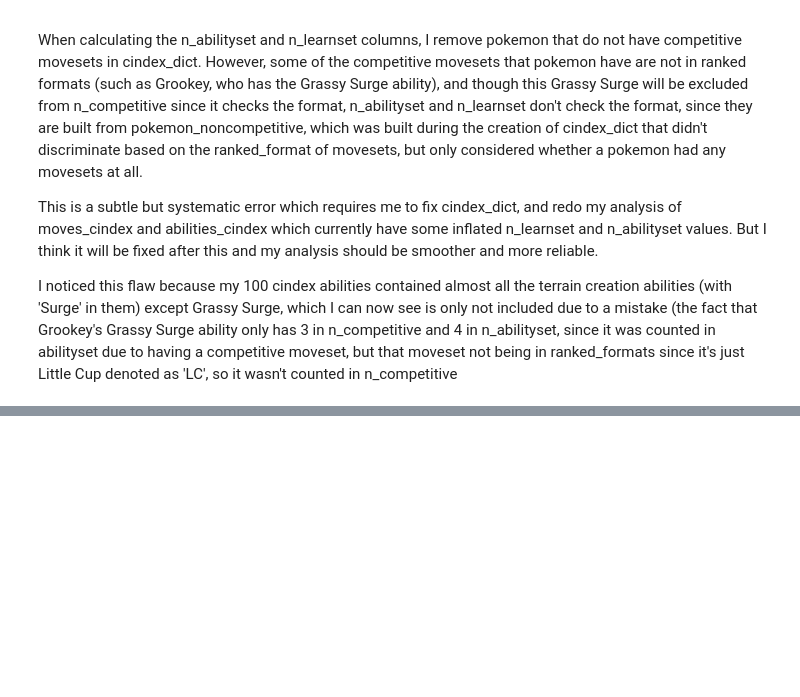
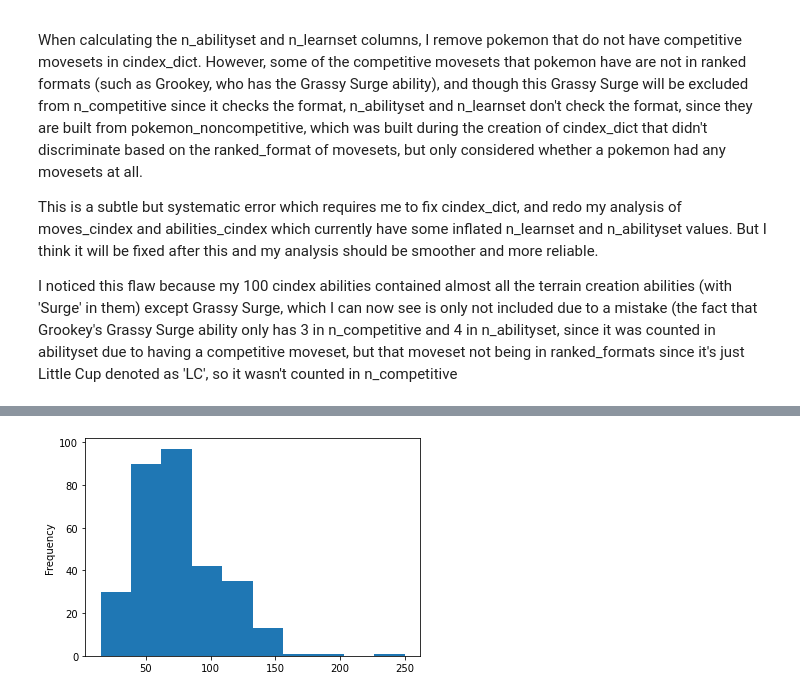
Before and after one commit to MZNewman/Springboard, a Jupyter notebook: SecondCapstone/EDA_experiments.ipynb, the cells around one changed output, grey strips where cells are left out. Cells and saved outputs as stored; diff of their text form; code cells hidden in the pictures; blank space fills up the shorter version.

```diff
--- a/SecondCapstone/EDA_experiments.ipynb
+++ b/SecondCapstone/EDA_experiments.ipynb
@@ -4667,0 +5892,3 @@ I noticed this flaw because my 100 cindex abilities contained almost all the ter
+# %%
+power_distro = moves_cindex_distro.loc[moves_cindex_distro['power'] > 0, 'power']
+power_distro.describe(percentiles = [n/20 for n in range(1, 20)])
@@ -4667,0 +5913,5 @@ I noticed this flaw because my 100 cindex abilities contained almost all the ter
+# %%
+power_distro.plot.hist(by='power')
+plt.show()
+# %% [output]
+[figure, added]
```
Also changed, not shown: parts of 262 cells of this notebook, 1 other file.
